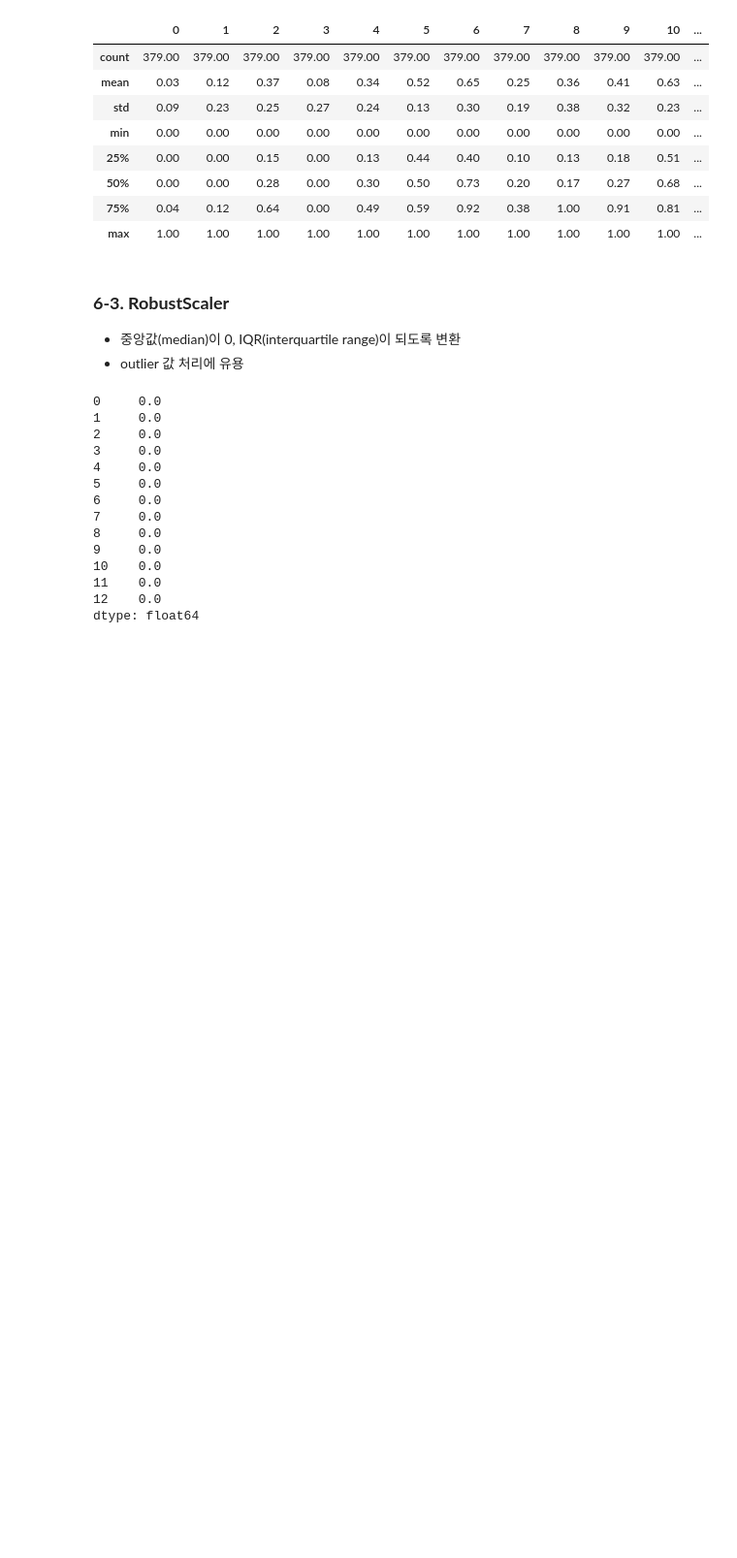
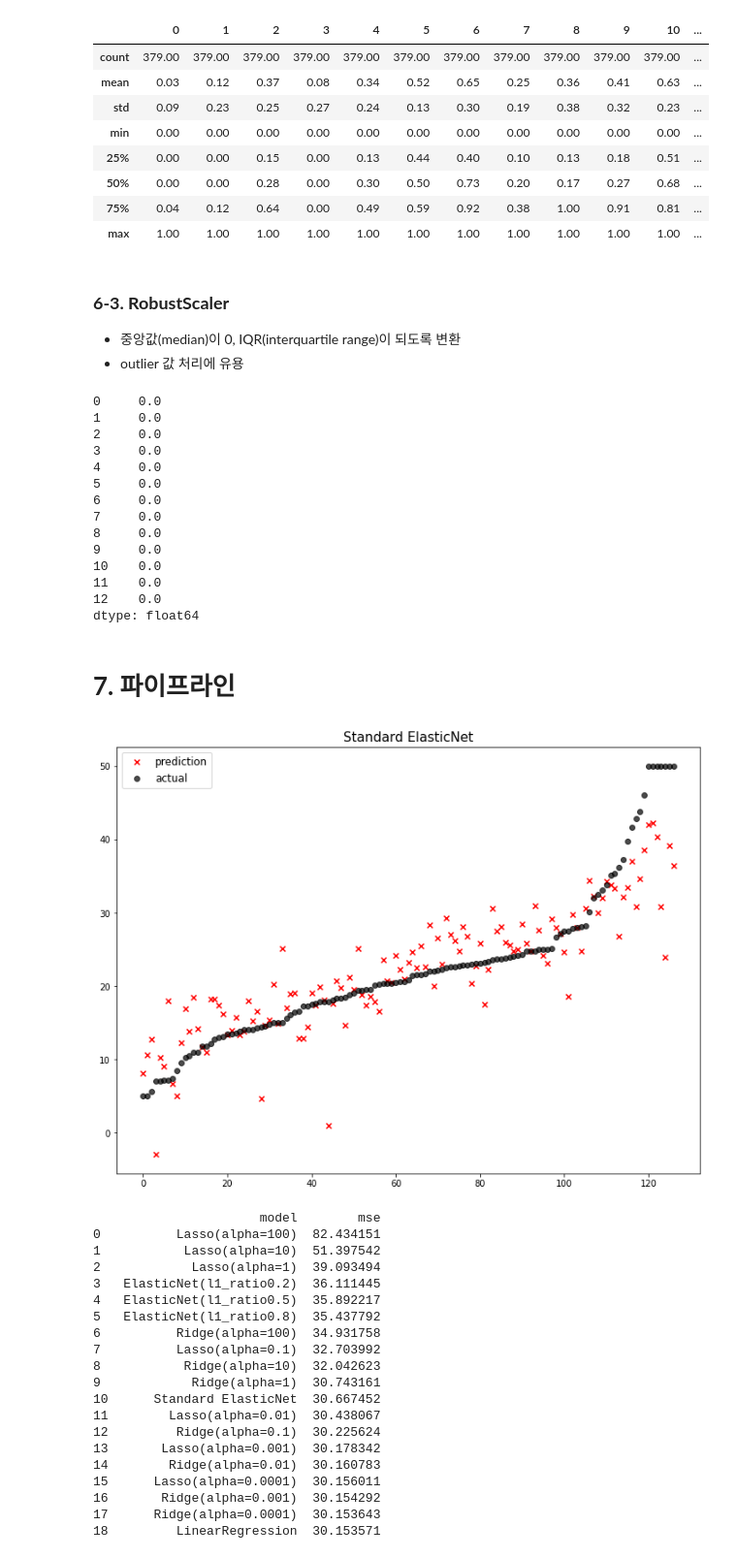
Before and after one commit to JHWannabe/Python-AI_4_2, a Jupyter notebook: 0209 Day9/12_회귀모델.ipynb, the cells around one changed output. Shown at 97% size. Cells and saved outputs as stored; diff of their text form; code cells hidden in the pictures; blank space fills up the shorter version.

```diff
--- a/0209 Day9/12_회귀모델.ipynb
+++ b/0209 Day9/12_회귀모델.ipynb
@@ -639,3 +639,5 @@ round(pd.DataFrame(robust_scaled).median(), 2)
 11    0.0
 12    0.0
 dtype: float64
+# %% [markdown]
+# **7. 파이프라인**
@@ -641,0 +646,31 @@ dtype: float64
+# %%
+elasticnet_pipeline = make_pipeline(
+    StandardScaler(),
+    ElasticNet(alpha=0.1, l1_ratio=0.2)
+)
+# %%
+elasticnet_pred = elasticnet_pipeline.fit(x_train, y_train).predict(x_test)
+# %%
+mse_eval('Standard ElasticNet', elasticnet_pred, y_test)
+# %% [output]
+[figure, added]
+                      model        mse
+0          Lasso(alpha=100)  82.434151
+1           Lasso(alpha=10)  51.397542
+2            Lasso(alpha=1)  39.093494
+3   ElasticNet(l1_ratio0.2)  36.111445
+4   ElasticNet(l1_ratio0.5)  35.892217
+5   ElasticNet(l1_ratio0.8)  35.437792
+6          Ridge(alpha=100)  34.931758
+7          Lasso(alpha=0.1)  32.703992
+8           Ridge(alpha=10)  32.042623
+9            Ridge(alpha=1)  30.743161
+10      Standard ElasticNet  30.667452
+11        Lasso(alpha=0.01)  30.438067
+12         Ridge(alpha=0.1)  30.225624
+13       Lasso(alpha=0.001)  30.178342
+14        Ridge(alpha=0.01)  30.160783
+15      Lasso(alpha=0.0001)  30.156011
+16       Ridge(alpha=0.001)  30.154292
+17      Ridge(alpha=0.0001)  30.153643
+18         LinearRegression  30.153571
```
Also changed, not shown: parts of 12 cells of this notebook.
